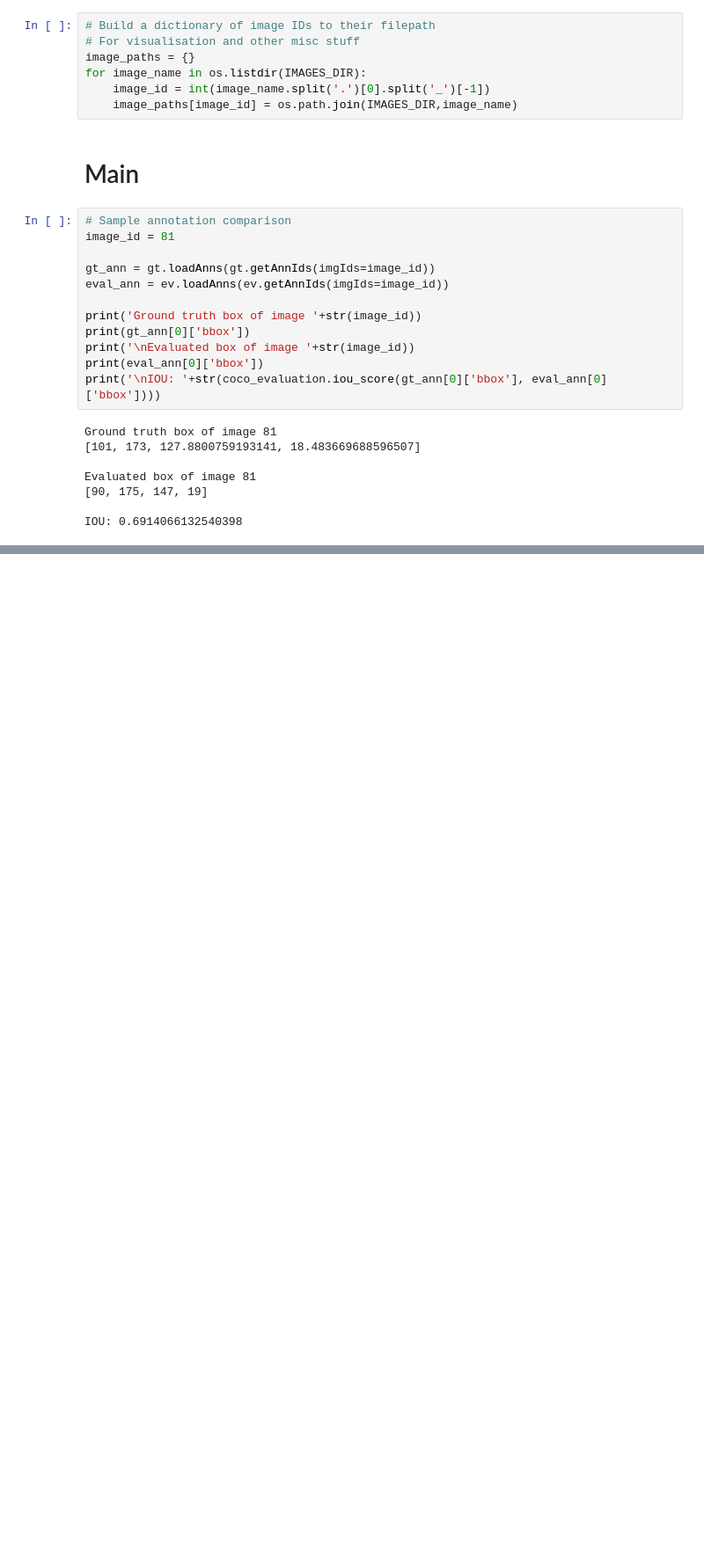
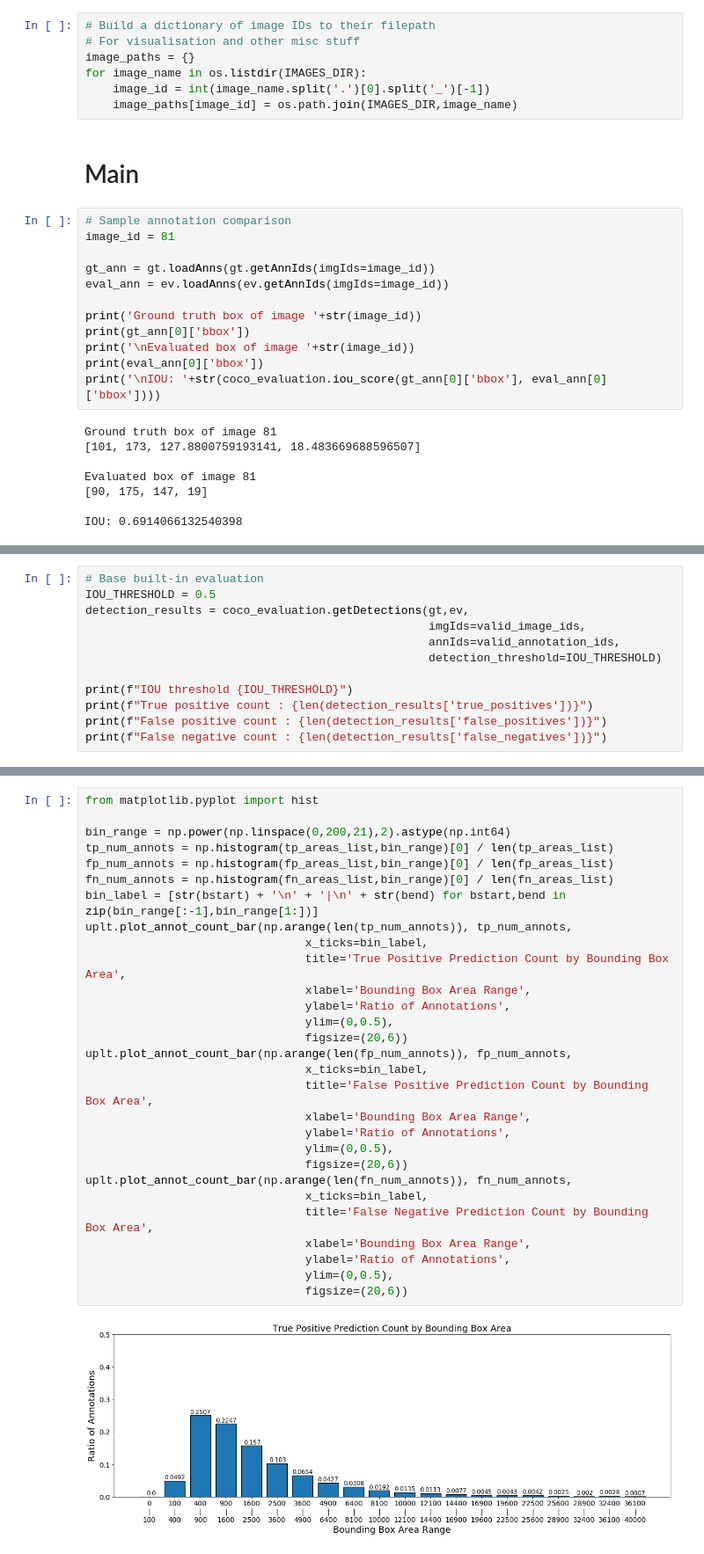
Before and after one commit to rudipurnomo-au/cocotext_analysis, a Jupyter notebook: coco_ctpn_eval.ipynb, the cells around one changed output, grey strips where cells are left out. Shown: that part at 88% size. Cells and saved outputs as stored; diff of their text form; blank space fills up the shorter version.

Commit message:
Added more in depth stats and plotting to the base evaluation

```diff
--- a/coco_ctpn_eval.ipynb
+++ b/coco_ctpn_eval.ipynb
@@ -88,0 +98,12 @@ IOU: 0.6914066132540398
+# %%
+# Base built-in evaluation
+IOU_THRESHOLD = 0.5
+detection_results = coco_evaluation.getDetections(gt,ev,
+                                                  imgIds=valid_image_ids,
+                                                  annIds=valid_annotation_ids,
+                                                  detection_threshold=IOU_THRESHOLD)
+
+print(f"IOU threshold {IOU_THRESHOLD}")
+print(f"True positive count : {len(detection_results['true_positives'])}")
+print(f"False positive count : {len(detection_results['false_positives'])}")
+print(f"False negative count : {len(detection_results['false_negatives'])}")
@@ -88,0 +173,31 @@ IOU: 0.6914066132540398
+# %%
+from matplotlib.pyplot import hist
+
+bin_range = np.power(np.linspace(0,200,21),2).astype(np.int64)
+tp_num_annots = np.histogram(tp_areas_list,bin_range)[0] / len(tp_areas_list)
+fp_num_annots = np.histogram(fp_areas_list,bin_range)[0] / len(fp_areas_list)
+fn_num_annots = np.histogram(fn_areas_list,bin_range)[0] / len(fn_areas_list)
+bin_label = [str(bstart) + '\n' + '|\n' + str(bend) for bstart,bend in zip(bin_range[:-1],bin_range[1:])]
+uplt.plot_annot_count_bar(np.arange(len(tp_num_annots)), tp_num_annots,
+                                x_ticks=bin_label,
+                                title='True Positive Prediction Count by Bounding Box Area',
+                                xlabel='Bounding Box Area Range',
+                                ylabel='Ratio of Annotations',
+                                ylim=(0,0.5),
+                                figsize=(20,6))
+uplt.plot_annot_count_bar(np.arange(len(fp_num_annots)), fp_num_annots,
+                                x_ticks=bin_label,
+                                title='False Positive Prediction Count by Bounding Box Area',
+                                xlabel='Bounding Box Area Range',
+                                ylabel='Ratio of Annotations',
+                                ylim=(0,0.5),
+                                figsize=(20,6))
+uplt.plot_annot_count_bar(np.arange(len(fn_num_annots)), fn_num_annots,
+                                x_ticks=bin_label,
+                                title='False Negative Prediction Count by Bounding Box Area',
+                                xlabel='Bounding Box Area Range',
+                                ylabel='Ratio of Annotations',
+                                ylim=(0,0.5),
+                                figsize=(20,6))
+# %% [output]
+[figure, added]
```
Also changed, not shown: parts of 20 cells of this notebook, 1 other file.
